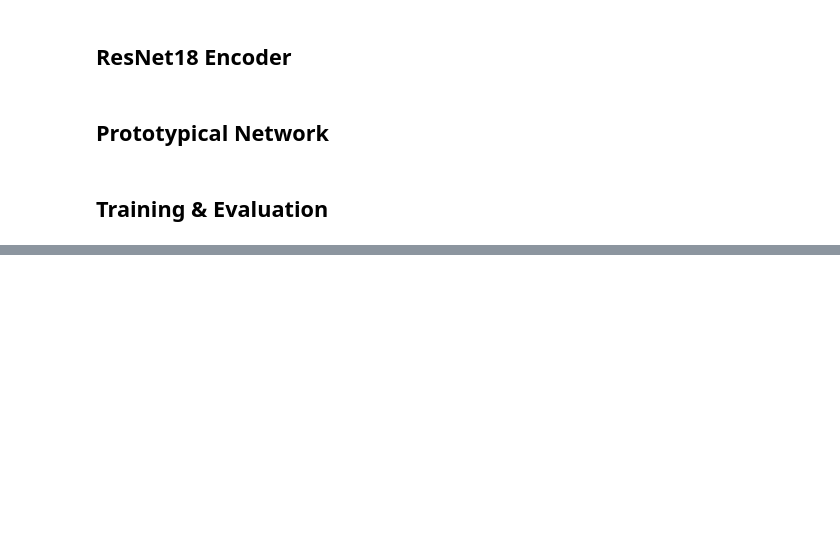
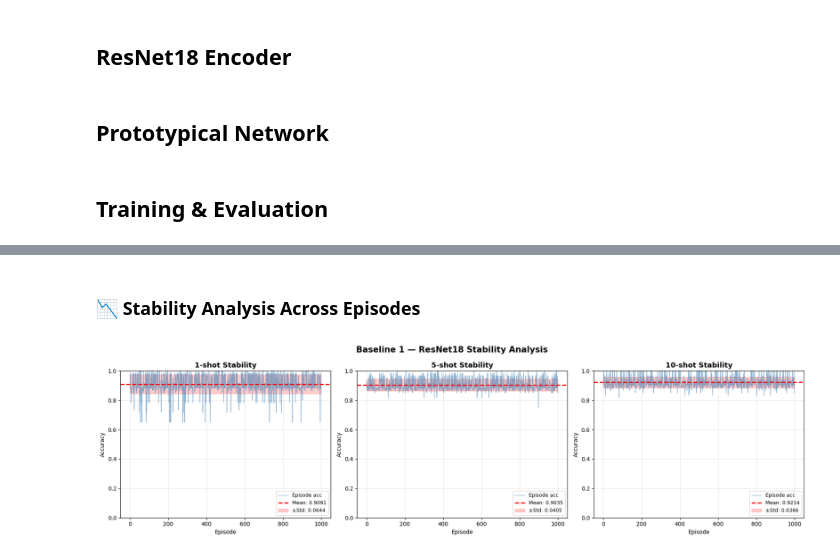
Before and after one commit to vishalpokuri/capstone, a Jupyter notebook: Baseline1_ResNet18_ProtoNet_FewShot.ipynb, the cells around one changed output, grey strips where cells are left out. Drawn from its saved outputs; the diff is of its cells as text; code cells hidden in the pictures; blank space fills up the shorter version.

```diff
--- a/Baseline1_ResNet18_ProtoNet_FewShot.ipynb
+++ b/Baseline1_ResNet18_ProtoNet_FewShot.ipynb
@@ -76,7 +100,7 @@ class FewShotDataset:
 class ResNet18Encoder(nn.Module):
     def __init__(self):
         super().__init__()
-        resnet = models.resnet18(pretrained=True)
+        resnet = models.resnet18(weights=models.ResNet18_Weights.DEFAULT)
         self.encoder = nn.Sequential(*list(resnet.children())[:-1])
 
     def forward(self, x):
@@ -249,0 +348,26 @@ Baseline 1: ResNet18 + ProtoNet
+# %% [markdown]
+### 📉 Stability Analysis Across Episodes
+# %%
+fig, axes = plt.subplots(1, 3, figsize=(18, 5))
+
+for idx, (shot_type, m) in enumerate(results.items()):
+    ep_accs = m['episode_accuracies']
+    axes[idx].plot(ep_accs, alpha=0.6, linewidth=1, color='steelblue', label='Episode acc')
+    axes[idx].axhline(m['stability_mean'], color='red', linestyle='--', linewidth=2,
+                      label=f"Mean: {m['stability_mean']:.4f}")
+    axes[idx].fill_between(range(len(ep_accs)),
+                           m['stability_mean'] - m['stability_std'],
+                           m['stability_mean'] + m['stability_std'],
+                           alpha=0.2, color='red', label=f"±Std: {m['stability_std']:.4f}")
+    axes[idx].set_title(f'{shot_type} Stability', fontsize=13, fontweight='bold')
+    axes[idx].set_xlabel('Episode')
+    axes[idx].set_ylabel('Accuracy')
+    axes[idx].legend(loc='lower right', fontsize=9)
+    axes[idx].grid(True, alpha=0.3)
+    axes[idx].set_ylim([0, 1])
+
+plt.suptitle('Baseline 1 — ResNet18 Stability Analysis', fontsize=15, fontweight='bold')
+plt.tight_layout()
+plt.show()
+# %% [output]
+[figure, added]
```
Also changed, not shown: parts of 14 cells of this notebook, 9 other files.
